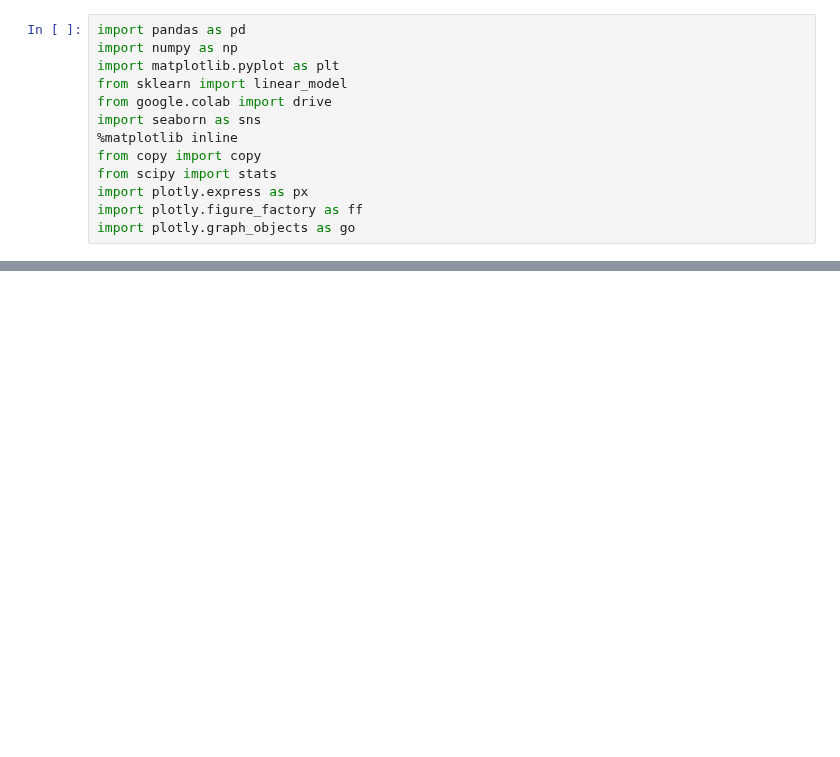
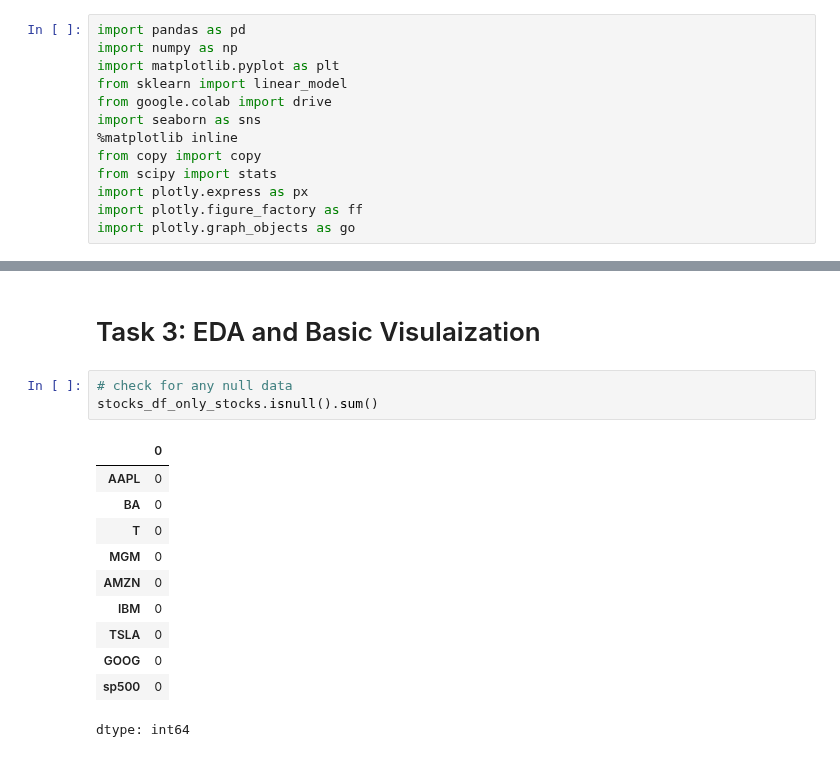
Before and after one commit to rizaho/ml_for_financial_analysis, a Jupyter notebook: Stocks_Data_Analysis_and_Visualization.ipynb, the cells around one changed output, grey strips where cells are left out. Saved outputs shown, nothing was run; the diff lists cells and outputs as text; blank space fills up the shorter version.

```diff
--- a/Stocks_Data_Analysis_and_Visualization.ipynb
+++ b/Stocks_Data_Analysis_and_Visualization.ipynb
@@ -39,0 +126,17 @@ stock
+# %% [markdown]
+# Task 3: EDA and Basic Visulaization
+# %%
+# check for any null data
+stocks_df_only_stocks.isnull().sum()
+# %% [output]
+|  | 0 |
+| AAPL | 0 |
+| BA | 0 |
+| T | 0 |
+| MGM | 0 |
+| AMZN | 0 |
+| IBM | 0 |
+| TSLA | 0 |
+| GOOG | 0 |
+| sp500 | 0 |
+dtype: int64
```
Also changed, not shown: parts of 10 cells of this notebook.
